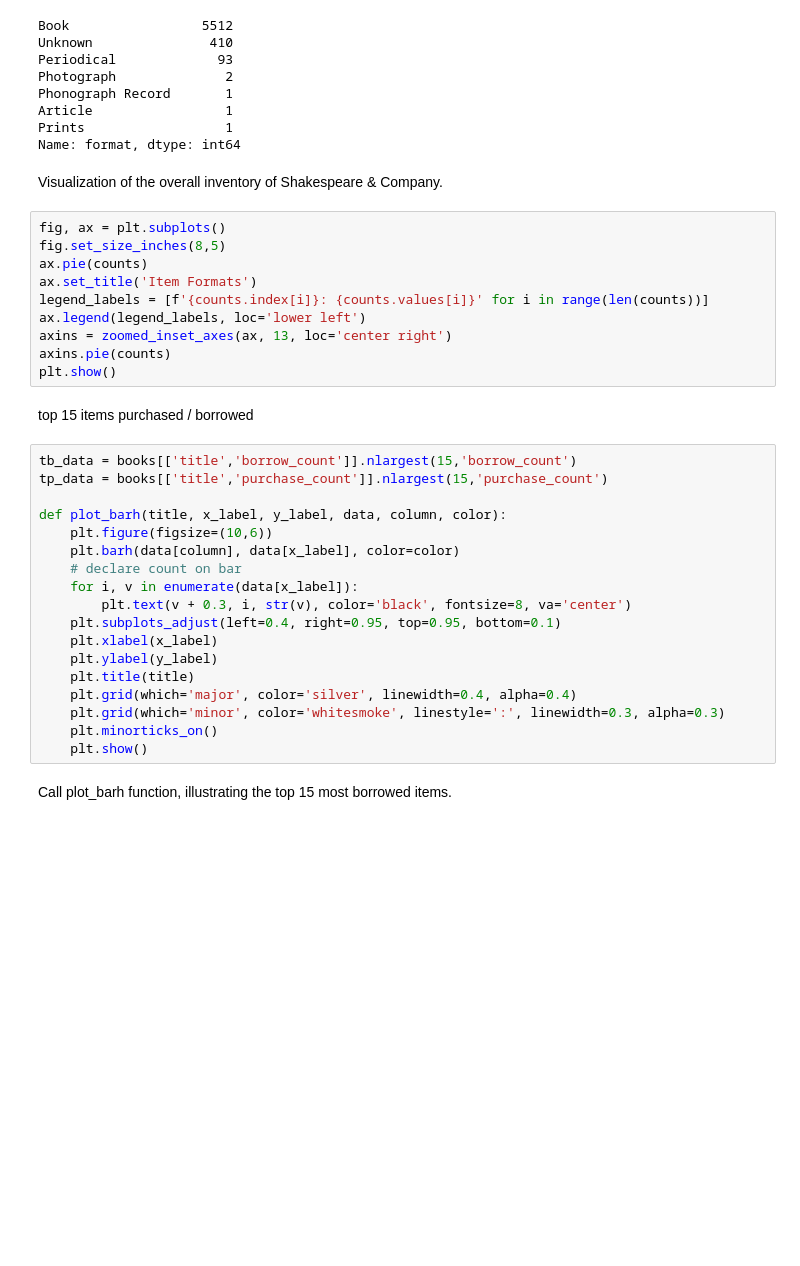
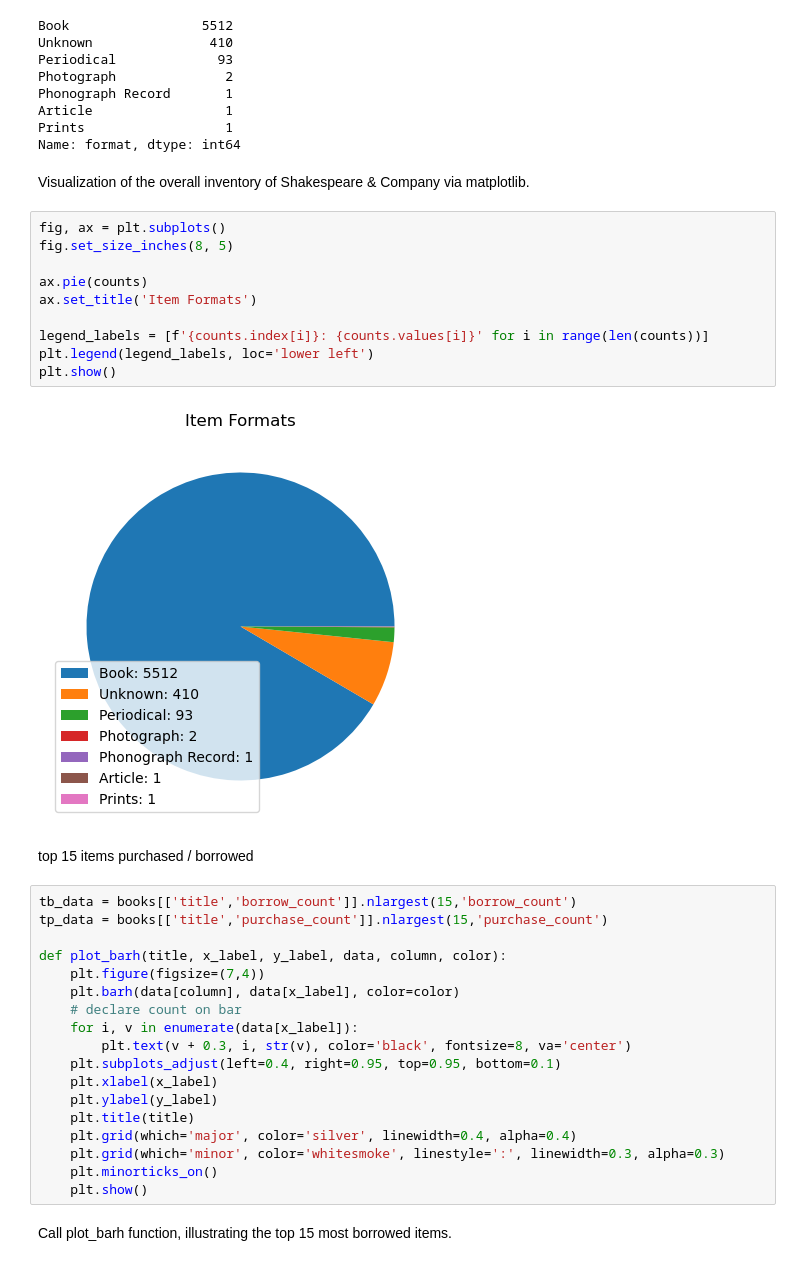
Before and after one commit to dittm/python-visualization, a Jupyter notebook: shakespeare.ipynb, the cells around one changed output. Cells and saved outputs as stored; diff of their text form; blank space fills up the shorter version.

```diff
--- a/shakespeare.ipynb
+++ b/shakespeare.ipynb
@@ -26,17 +36,19 @@ Article                 1
 Prints                  1
 Name: format, dtype: int64
 # %% [markdown]
-Visualization of the overall inventory of Shakespeare & Company.
+Visualization of the overall inventory of Shakespeare & Company via matplotlib.
 # %%
 fig, ax = plt.subplots()
-fig.set_size_inches(8,5)
+fig.set_size_inches(8, 5)
+
 ax.pie(counts)
 ax.set_title('Item Formats')
+
 legend_labels = [f'{counts.index[i]}: {counts.values[i]}' for i in range(len(counts))]
-ax.legend(legend_labels, loc='lower left')
-axins = zoomed_inset_axes(ax, 13, loc='center right')
-axins.pie(counts)
+plt.legend(legend_labels, loc='lower left')
 plt.show()
+# %% [output]
+[figure, added]
 # %% [markdown]
 top 15 items purchased / borrowed
 # %%
@@ -44,7 +56,7 @@ tb_data = books[['title','borrow_count']].nlargest(15,'borrow_count')
 tp_data = books[['title','purchase_count']].nlargest(15,'purchase_count')
 
 def plot_barh(title, x_label, y_label, data, column, color):
-    plt.figure(figsize=(10,6))
+    plt.figure(figsize=(7,4))
     plt.barh(data[column], data[x_label], color=color)
     # declare count on bar
     for i, v in enumerate(data[x_label]):
```
Also changed, not shown: parts of 15 cells of this notebook.
